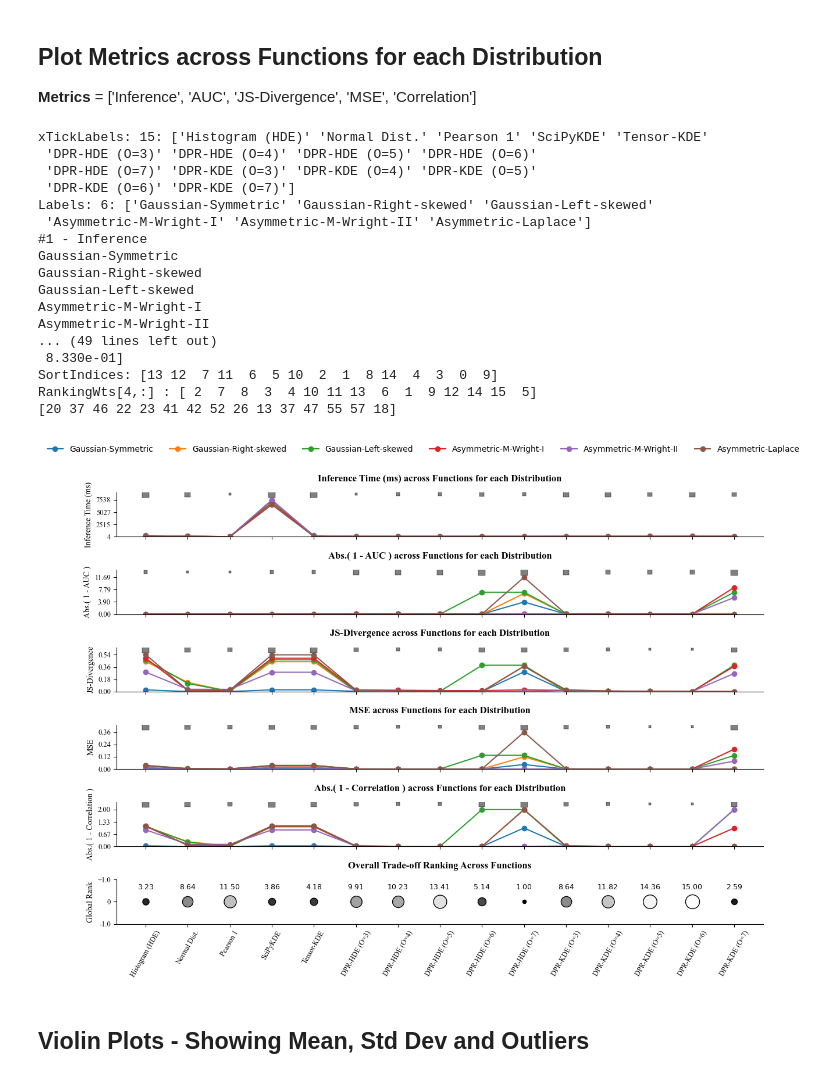
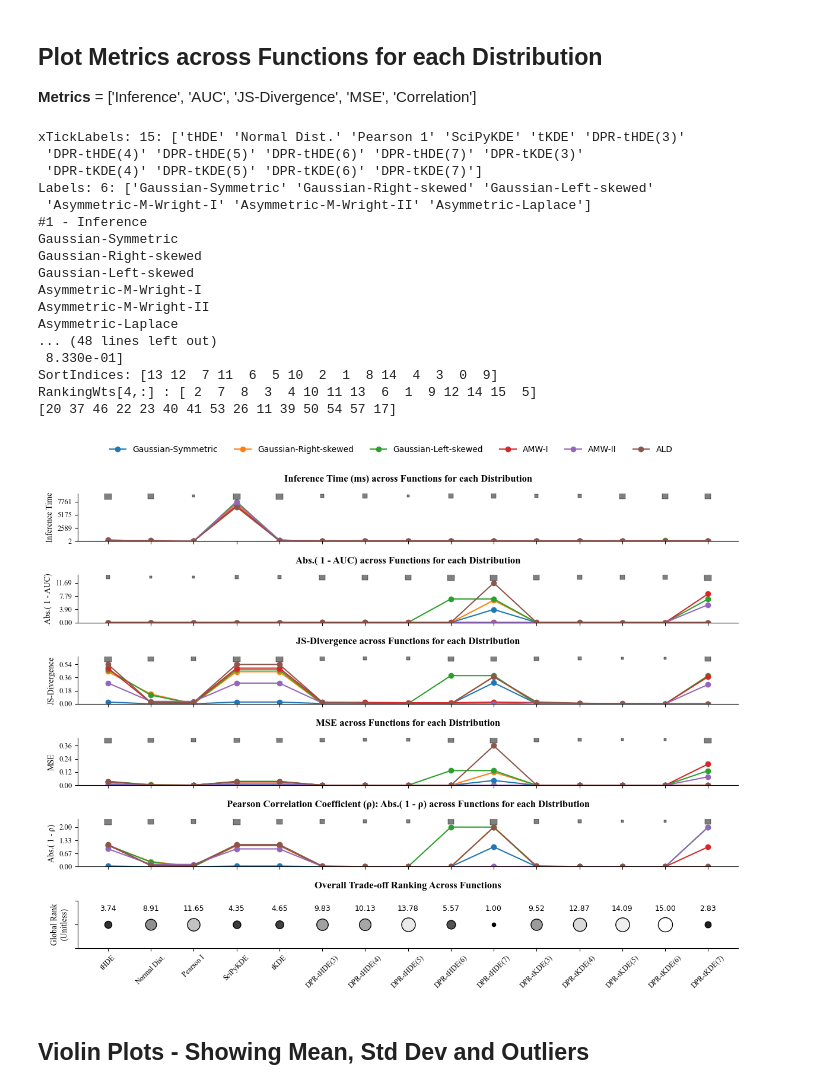
Before and after one commit to ShanSarkar75/DPR, a Jupyter notebook: ProbFunc/Code/ProbDistFuncAlgorithm_v0_0.ipynb, the cells around one changed output. Drawn from its saved outputs; the diff is of its cells as text; code cells hidden in the pictures.

Commit message:
v0_0_a
Better Image Quality
Consistency of terminology - like tKDE, tHDE, DPR-tKDE(O), DPR-tHDE(O).

```diff
--- a/ProbFunc/Code/ProbDistFuncAlgorithm_v0_0.ipynb
+++ b/ProbFunc/Code/ProbDistFuncAlgorithm_v0_0.ipynb
@@ -99,4 +107,6 @@ else:
 sys.path.append('./Code')      # Add Code to path
 sys.path.append('./Code/Lib')  # Add Code/Lib to path
 sys.path.append('./Data')      # Add Data to path
+
+FIG_SAVE_PATH='/Users/shansarkar/Desktop/Paper/PDF/HiResolution/';
 # %% [output]
@@ -1430,7 +1456,12 @@ pdfFunc:(10000,)   msTrain:8778.26 msTime:70.84  JSD:0.02 AUC:0.97 MSE:0.000 Cor
 **Metrics** = ['Inference', 'AUC', 'JS-Divergence', 'MSE', 'Correlation']
 # %%
 xTickLabels = df["Function"].unique()
-print(f'xTickLabels: {xTickLabels.size}: {xTickLabels}')
+# Set Manually
+xTickLabelsP = ['tHDE', 'Normal Dist.', 'Pearson I', 'SciPyKDE', 'tKDE',
+                'DPR-tHDE(3)','DPR-tHDE(4)','DPR-tHDE(5)','DPR-tHDE(6)','DPR-tHDE(7)',
+                'DPR-tKDE(3)','DPR-tKDE(4)','DPR-tKDE(5)','DPR-tKDE(6)','DPR-tKDE(7)'];
+
+print(f'xTickLabels: {xTickLabels.size}: {xTickLabels}') #
 
 DistLabels= df['Distribution'].unique()
 print(f'Labels: {DistLabels.size}: {DistLabels}')
@@ -1461,8 +1492,13 @@ for i, metric in enumerate(Metrics):
         #print(f'AUC: {np.amin(y)}   {np.amax(y)}')
         #print(f'Correlation: {np.amin(y)}   {np.amax(y)}')
 
+        if DistLabel== 'Asymmetric-M-Wright-I': Label='AMW-I'
+        elif DistLabel== 'Asymmetric-M-Wright-II': Label='AMW-II'
+        elif DistLabel== 'Asymmetric-Laplace': Label='ALD'
+        else: Label= DistLabel
+
         Arr[j,:]=y
-        axs[i].plot(np.arange(y.size), y, marker='o', label=DistLabel)
+        axs[i].plot(np.arange(y.size), y, marker='o', label=Label)
 
     #-----------------------------------------------------------------------------
     # --- Plot squares above the plot to show increase/decrease in mean
@@ -1479,7 +1515,9 @@ for i, metric in enumerate(Metrics):
         RankingWts[i,idx]+=15-rank
     print(f"RankingWts[{i},:] : {RankingWts[i,:]}")
     #-----------------------------------------------------------------------------
-    if metric=='AUC' or metric=='Correlation': MetricName= f'Abs.( 1 - {metric} )'
+    if metric=='AUC': MetricName= f'Abs.( 1 - {metric})'
+    elif metric=='Correlation':
+        MetricName= f"Pearson Correlation Coefficient ({GREEK_CHAR['rho']}): Abs.( 1 - {GREEK_CHAR['rho']})"
     elif metric=='Inference': MetricName= f'{metric} Time (ms)'
     else: MetricName=metric
     axs[i].set_title(f'{MetricName} across Functions for each Distribution', y=1.15, fontdict=SubTitleFont)
@@ -1491,7 +1529,9 @@ for i, metric in enumerate(Metrics):
     axs[i].set_yticks(yTicks)
     yTickLabels = ['%.2f' % y for y in yTicks] if i > 0 else ['%d' % y for y in yTicks]
     axs[i].set_yticklabels(yTickLabels, fontdict=FontNorm9)
-    axs[i].set_ylabel(MetricName , fontdict=FontNorm10)
+    if metric=='Inference': axs[i].set_ylabel('Inference Time' , fontdict=FontNorm10)
+    elif metric=='Correlation': axs[i].set_ylabel(f"Abs.( 1 - {GREEK_CHAR['rho']})" , fontdict=FontNorm10)
+    else: axs[i].set_ylabel(MetricName , fontdict=FontNorm10)
     axs[i].spines[['top', 'right']].set_visible(False)
 
 #-----------------------------------------------------------------------------
@@ -1507,44 +1547,51 @@ NormRank = min_rank + (GlobalRank - np.min(GlobalRank)) * (max_rank - min_rank)
 for idx, val in enumerate(NormRank):
     color_val = cm.gray((val - min_rank) / (max_rank - min_rank))  # map to 0-1
     axs[-1].scatter(idx, 0, s=val*20, color=color_val, marker='o', edgecolor='k')
     # Print value above marker
     axs[-1].text(idx, 0.5, f'{val:.2f}', ha='center', va='bottom', fontsize=9)
 
 axs[-1].set_title("Overall Trade-off Ranking Across Functions", y=1.15, fontdict=SubTitleFont)
 axs[-1].spines[['top', 'right']].set_visible(False)
 axs[-1].set_xticks(np.arange(xTickLabels.size))
-axs[-1].set_xticklabels(xTickLabels, rotation=60, fontdict=FontNorm9)
+axs[-1].set_xticklabels(xTickLabelsP, rotation=45, fontdict=FontNorm9)
 axs[-1].set_ylim(-1,1)
-axs[-1].set_ylabel('Global Rank' , fontdict=FontNorm10)
-
-axs[-1].set_yticklabels(['-1.0','0','+1.0'], fontdict=FontNorm9)
+axs[-1].set_ylabel('Global Rank\n(Unitless)' , fontdict=FontNorm10)
+axs[-1].set_yticks([-1,0,1])
+axs[-1].set_yticklabels(['','',''], fontdict=FontNorm9)#'-1.0','0','+1.0'
 #axs[-1].set_xlabel('Functions', fontdict=FontNorm12)
 #-----------------------------------------------------------------------------
 # Common legend:
 handles, labels = axs[0].get_legend_handles_labels()
 fig.legend(handles, labels, loc='upper center', ncol=6, fontsize=10,
            frameon=False, bbox_to_anchor=(0.5, 1.05))
 plt.tight_layout()
+if SAVE_FILES:
+    # Save with high resolution (e.g., 600 dpi, PDF + PNG)
+    plt.savefig(FIG_SAVE_PATH+"Fig5.png",
+                dpi=600, bbox_inches="tight")
+    plt.savefig(FIG_SAVE_PATH+"Fig5.pdf",
+                bbox_inches="tight")
+
 plt.show()
 # %% [output]
-xTickLabels: 15: ['Histogram (HDE)' 'Normal Dist.' 'Pearson 1' 'SciPyKDE' 'Tensor-KDE'
- 'DPR-HDE (O=3)' 'DPR-HDE (O=4)' 'DPR-HDE (O=5)' 'DPR-HDE (O=6)'
- 'DPR-HDE (O=7)' 'DPR-KDE (O=3)' 'DPR-KDE (O=4)' 'DPR-KDE (O=5)'
- 'DPR-KDE (O=6)' 'DPR-KDE (O=7)']
+xTickLabels: 15: ['tHDE' 'Normal Dist.' 'Pearson 1' 'SciPyKDE' 'tKDE' 'DPR-tHDE(3)'
+ 'DPR-tHDE(4)' 'DPR-tHDE(5)' 'DPR-tHDE(6)' 'DPR-tHDE(7)' 'DPR-tKDE(3)'
+ 'DPR-tKDE(4)' 'DPR-tKDE(5)' 'DPR-tKDE(6)' 'DPR-tKDE(7)']
 Labels: 6: ['Gaussian-Symmetric' 'Gaussian-Right-skewed' 'Gaussian-Left-skewed'
  'Asymmetric-M-Wright-I' 'Asymmetric-M-Wright-II' 'Asymmetric-Laplace']
 #1 - Inference
 Gaussian-Symmetric
 Gaussian-Right-skewed
 Gaussian-Left-skewed
 Asymmetric-M-Wright-I
 Asymmetric-M-Wright-II
-... (49 lines left out)
+Asymmetric-Laplace
+... (48 lines left out)
  8.330e-01]
 SortIndices: [13 12  7 11  6  5 10  2  1  8 14  4  3  0  9]
 RankingWts[4,:] : [ 2  7  8  3  4 10 11 13  6  1  9 12 14 15  5]
-[20 37 46 22 23 41 42 52 26 13 37 47 55 57 18]
+[20 37 46 22 23 40 41 53 26 11 39 50 54 57 17]
-[figure, old version]
+[figure, new version]
 # %% [markdown]
 ## Violin Plots - Showing Mean, Std Dev and  Outliers
 # %%
```
Also changed, not shown: parts of 12 cells of this notebook.
